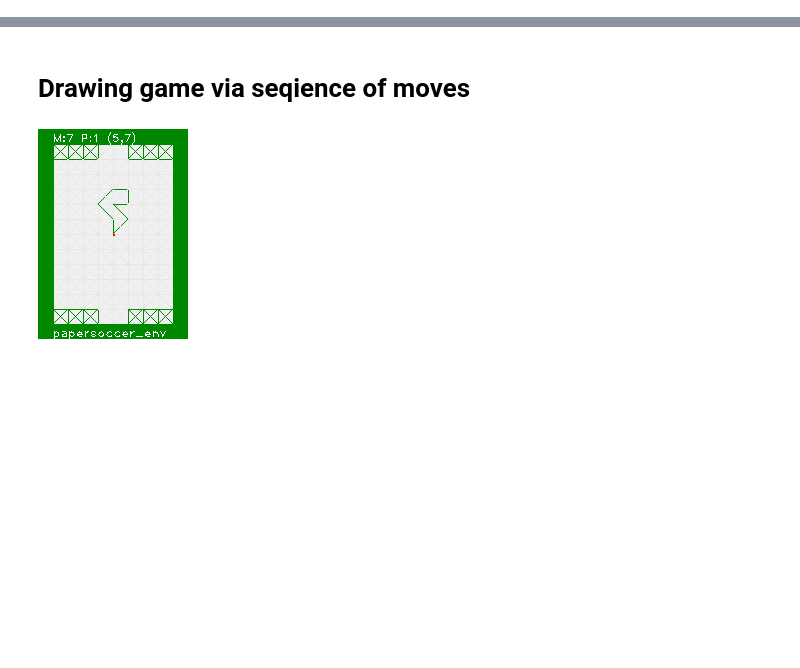
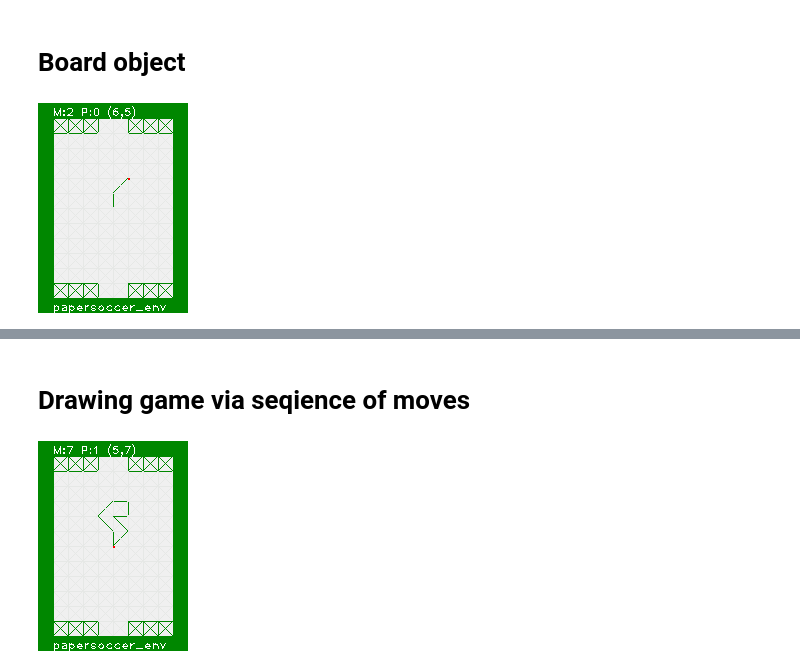
Before and after one commit to bwosh/papersoccer_env, a Jupyter notebook: env.ipynb, the cells around one changed output, grey strips where cells are left out. Saved outputs shown, nothing was run; the diff lists cells and outputs as text; code cells hidden in the pictures; blank space fills up the shorter version.

```diff
--- a/env.ipynb
+++ b/env.ipynb
@@ -7,3 +17,12 @@ from tqdm import tqdm_notebook as tqdm
 
 # paper soccer library
 from papersoccer_env import Board
+# %% [markdown]
+# Board object
+# %%
+board = Board()
+board.move("T")
+board.move("TR")
+Image.fromarray(board.draw())
+# %% [output]
+[figure, added]
```
Also changed, not shown: parts of 16 cells of this notebook, 1 other file.
